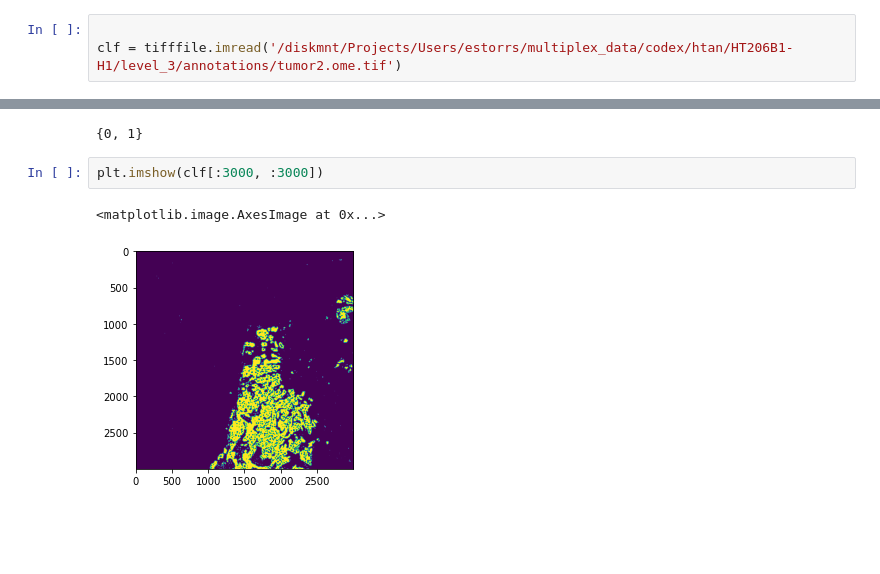
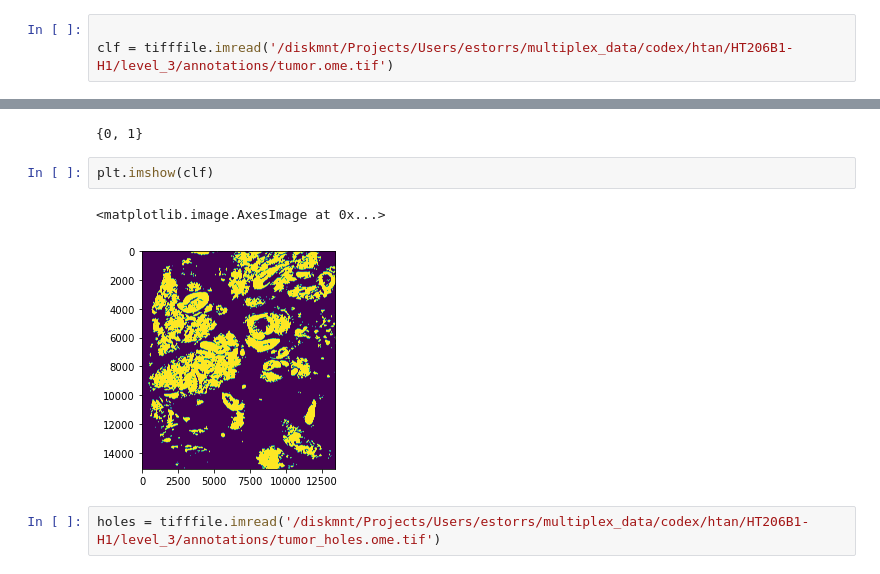
Before and after one commit to estorrs/multiplex-imaging-pipeline, a Jupyter notebook: notebooks/tumor_annotation.ipynb, the cells around one changed output, grey strips where cells are left out. Cells and saved outputs as stored; diff of their text form; blank space fills up the shorter version.

```diff
--- a/notebooks/tumor_annotation.ipynb
+++ b/notebooks/tumor_annotation.ipynb
@@ -37,7 +37,7 @@ tifffile.imwrite('/diskmnt/Projects/Users/estorrs/multiplex_data/codex/htan/HT20
                 data=f)
 # %%
 
-clf = tifffile.imread('/diskmnt/Projects/Users/estorrs/multiplex_data/codex/htan/HT206B1-H1/level_3/annotations/tumor2.ome.tif')
+clf = tifffile.imread('/diskmnt/Projects/Users/estorrs/multiplex_data/codex/htan/HT206B1-H1/level_3/annotations/tumor.ome.tif')
 # %%
 clf.shape
 # %% [output]
@@ -47,7 +47,9 @@ set(clf[:5000].flatten())
 # %% [output]
 {0, 1}
 # %%
-plt.imshow(clf[:3000, :3000])
+plt.imshow(clf)
 # %% [output]
 <matplotlib.image.AxesImage at 0x...>
-[figure, old version]
+[figure, new version]
+# %%
+holes = tifffile.imread('/diskmnt/Projects/Users/estorrs/multiplex_data/codex/htan/HT206B1-H1/level_3/annotations/tumor_holes.ome.tif')
```
Also changed, not shown: parts of 4 cells of this notebook, 4 other files.
